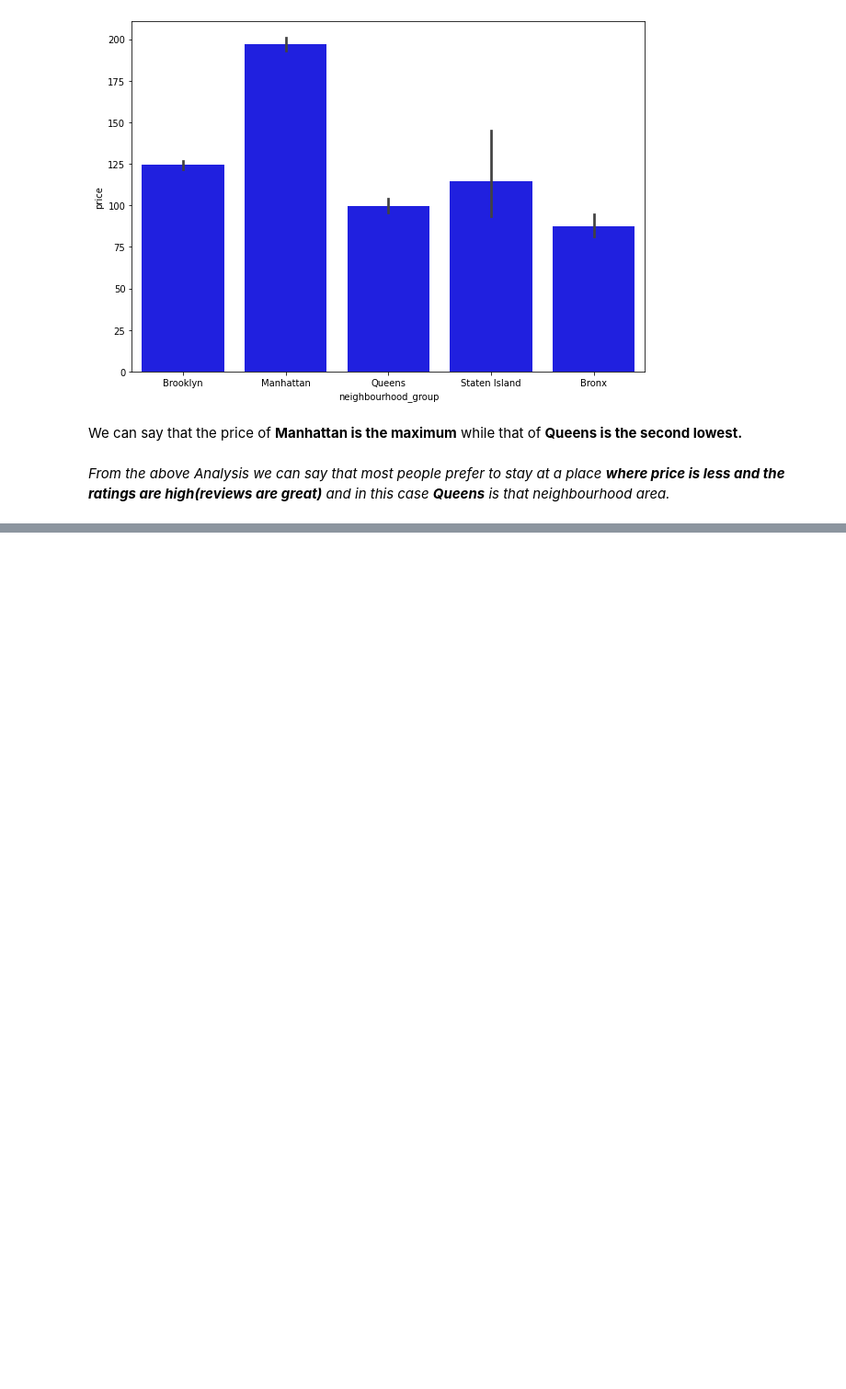
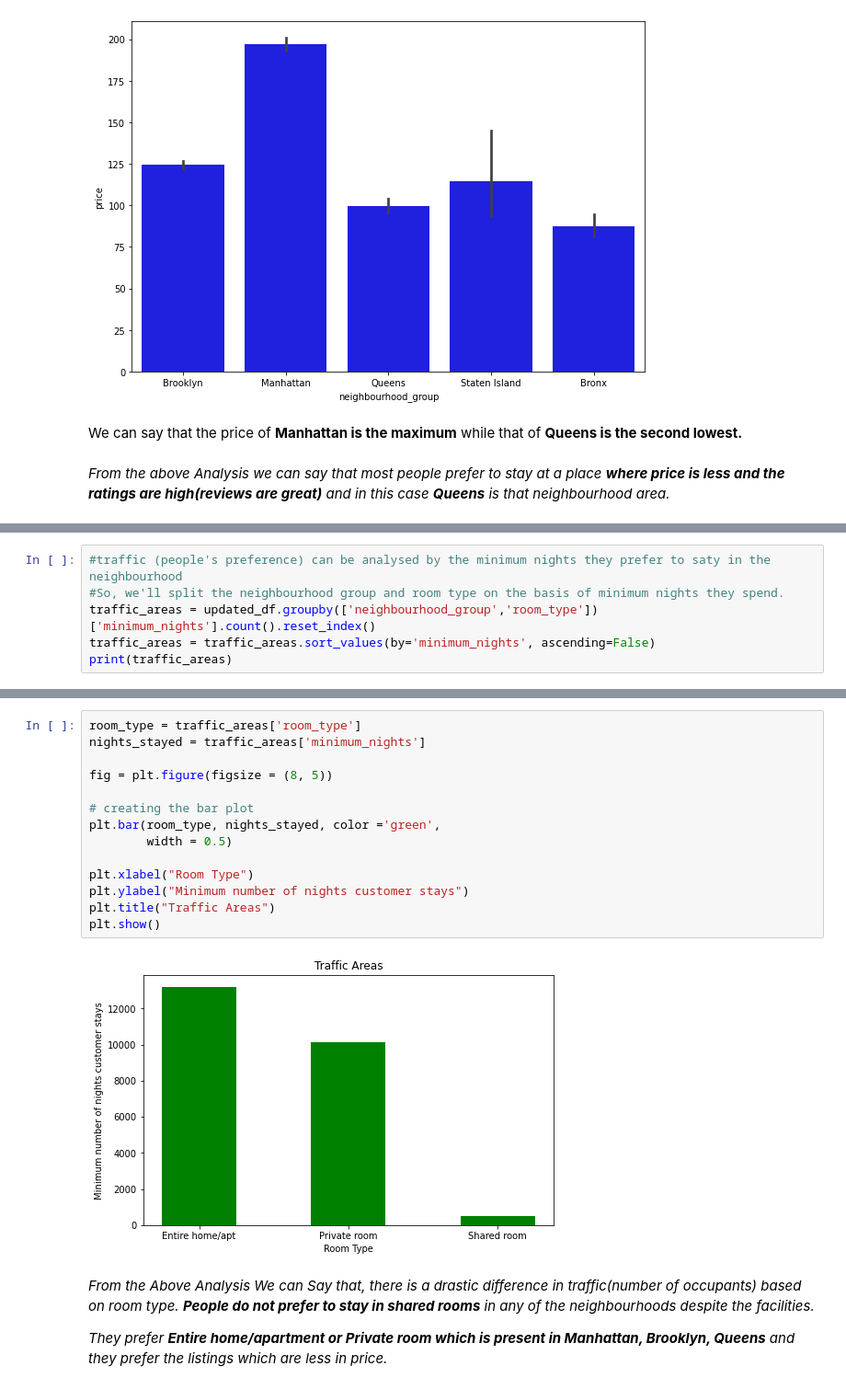
Before and after one commit to AshutoshKumarDubey/Airbnb_EDA_Capstone-Project, a Jupyter notebook: Airbnb_Bookings_Analysis_Capstone_Project_(By_Ashutosh_Kumar_Dubey).ipynb, the cells around one changed output, grey strips where cells are left out. Shown: that part at 92% size. Cells and saved outputs as stored; diff of their text form; blank space fills up the shorter version.

```diff
--- a/Airbnb_Bookings_Analysis_Capstone_Project_(By_Ashutosh_Kumar_Dubey).ipynb
+++ b/Airbnb_Bookings_Analysis_Capstone_Project_(By_Ashutosh_Kumar_Dubey).ipynb
@@ -291,0 +342,6 @@ We can say that the price of **Manhattan is the maximum** while that of **Queens
+# %%
+#traffic (people's preference) can be analysed by the minimum nights they prefer to saty in the neighbourhood
+#So, we'll split the neighbourhood group and room type on the basis of minimum nights they spend.
+traffic_areas = updated_df.groupby(['neighbourhood_group','room_type'])['minimum_nights'].count().reset_index()
+traffic_areas = traffic_areas.sort_values(by='minimum_nights', ascending=False)
+print(traffic_areas)
@@ -291,0 +365,20 @@ We can say that the price of **Manhattan is the maximum** while that of **Queens
+# %%
+room_type = traffic_areas['room_type']
+nights_stayed = traffic_areas['minimum_nights']
+
+fig = plt.figure(figsize = (8, 5))
+
+# creating the bar plot
+plt.bar(room_type, nights_stayed, color ='green',
+        width = 0.5)
+
+plt.xlabel("Room Type")
+plt.ylabel("Minimum number of nights customer stays")
+plt.title("Traffic Areas")
+plt.show()
+# %% [output]
+[figure, added]
+# %% [markdown]
+*From the Above Analysis We can Say that, there is a drastic difference in traffic(number of occupants) based on room type. **People do not prefer to stay in shared rooms** in any of the neighbourhoods despite the facilities.*
+
+ *They prefer **Entire home/apartment or Private room which is present in Manhattan, Brooklyn, Queens** and they prefer the listings which are less in price.*
```
Also changed, not shown: parts of 8 cells of this notebook.
